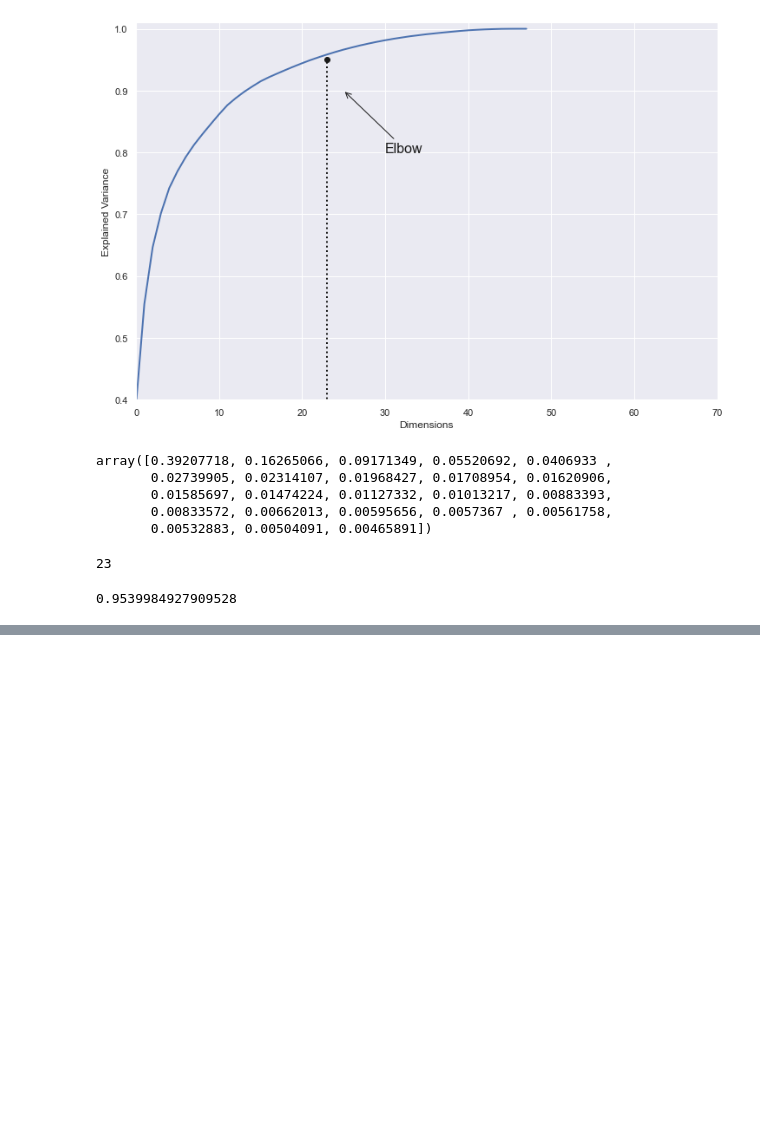
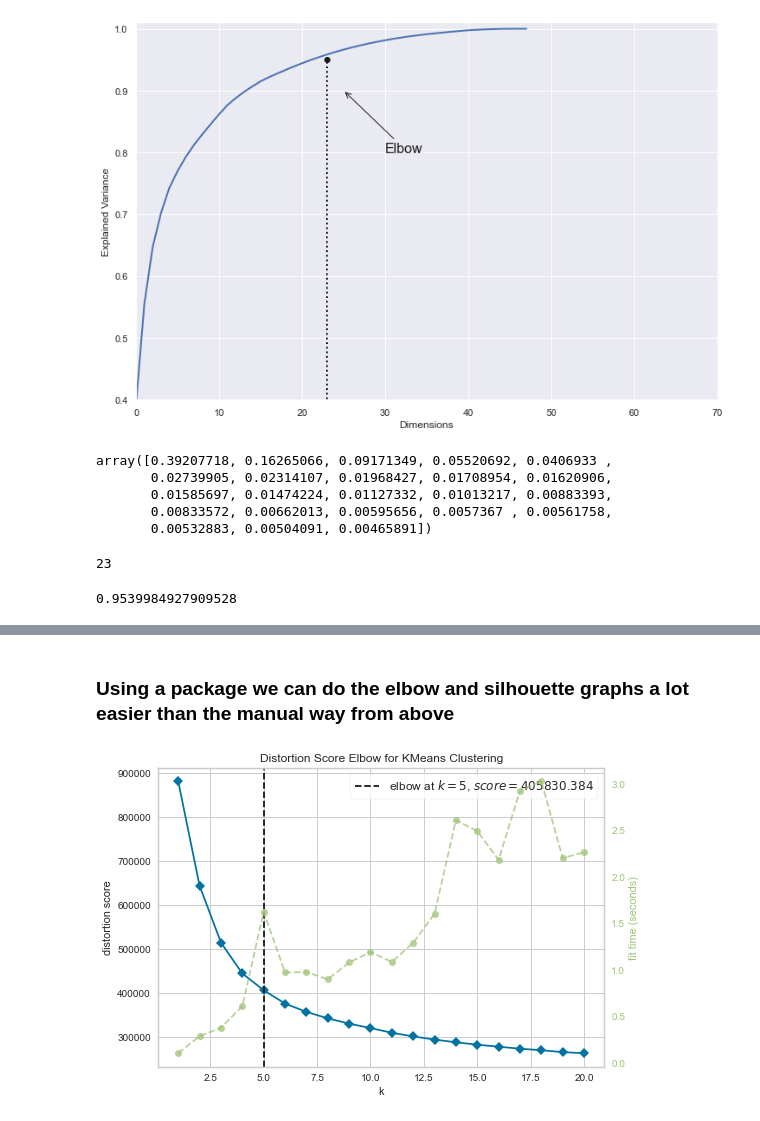
Before and after one commit to drexhepi/player_similarity, a Jupyter notebook: data_n_models.ipynb, the cells around one changed output, grey strips where cells are left out. Drawn from its saved outputs; the diff is of its cells as text; code cells hidden in the pictures; blank space fills up the shorter version.

```diff
--- a/data_n_models.ipynb
+++ b/data_n_models.ipynb
@@ -651,0 +765,7 @@ np.sum(pca_sample.explained_variance_ratio_)
+# %% [markdown]
+### Using a package we can do the elbow and silhouette graphs a lot easier than the manual way from above
+# %%
+#Elbow Method
+kelbow_visualizer(KMeans(), pca_sample_, k=(1,21));
+# %% [output]
+[figure, added]
```
Also changed, not shown: parts of 11 cells of this notebook.
